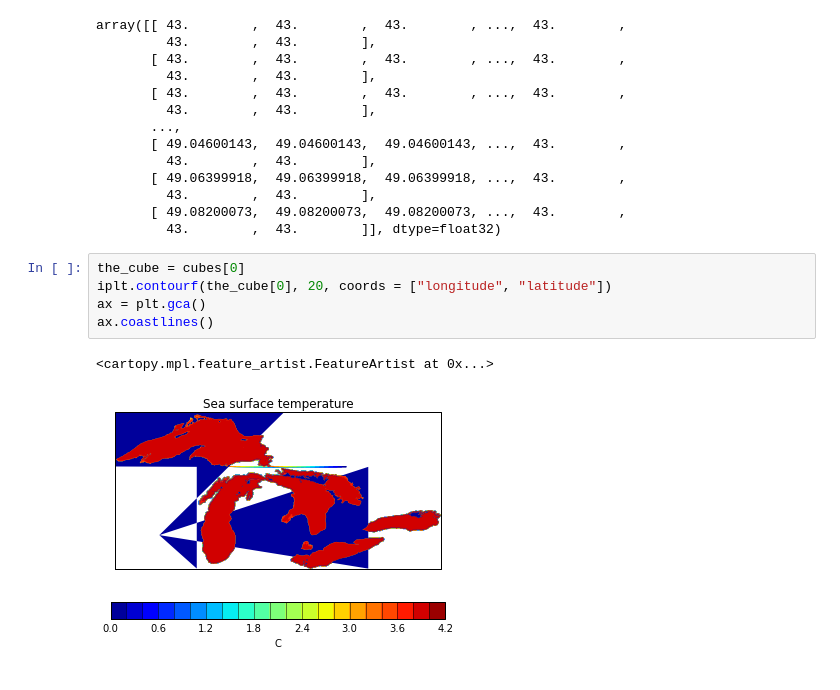
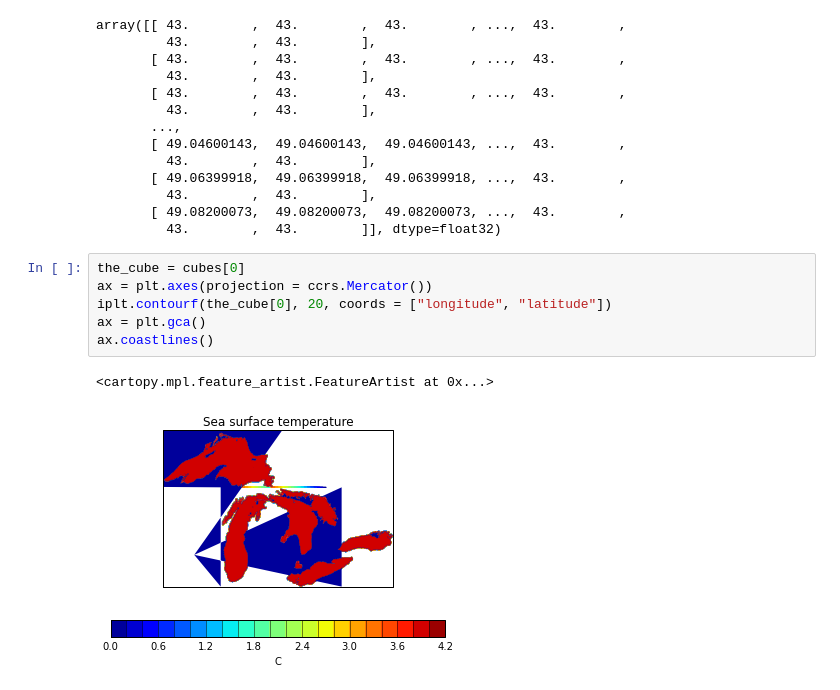
Before and after one commit to guziy/PyNotebooks, a Jupyter notebook: iris_demos/reading_nemo_outputs.ipynb, the cells around one changed output. Saved outputs shown, nothing was run; the diff lists cells and outputs as text.

```diff
--- a/iris_demos/reading_nemo_outputs.ipynb
+++ b/iris_demos/reading_nemo_outputs.ipynb
@@ -92,9 +94,10 @@ array([[ 43.        ,  43.        ,  43.        , ...,  43.        ,
          43.        ,  43.        ]], dtype=float32)
 # %%
 the_cube = cubes[0]
+ax = plt.axes(projection = ccrs.Mercator())
 iplt.contourf(the_cube[0], 20, coords = ["longitude", "latitude"])
 ax = plt.gca()
 ax.coastlines()
 # %% [output]
 <cartopy.mpl.feature_artist.FeatureArtist at 0x...>
-[figure, old version]
+[figure, new version]
```
Also changed, not shown: parts of 1 cell of this notebook, 1 other file.
